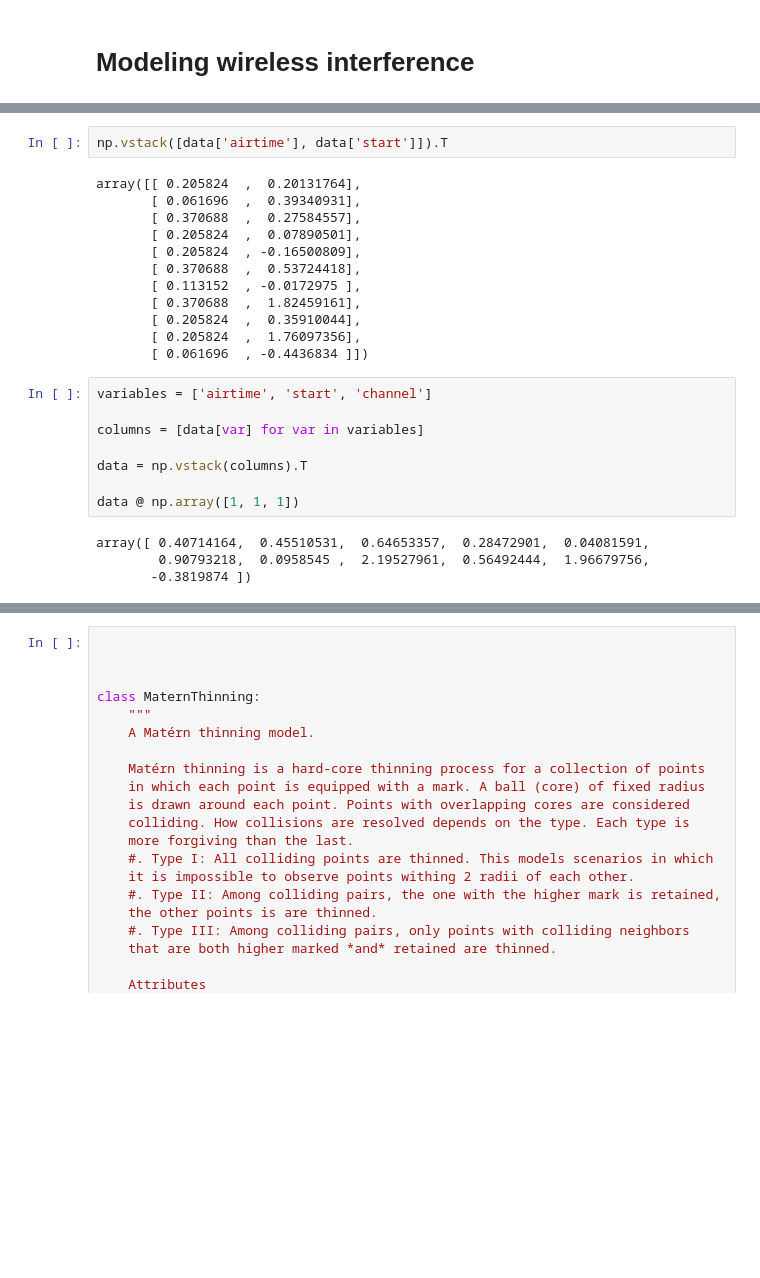
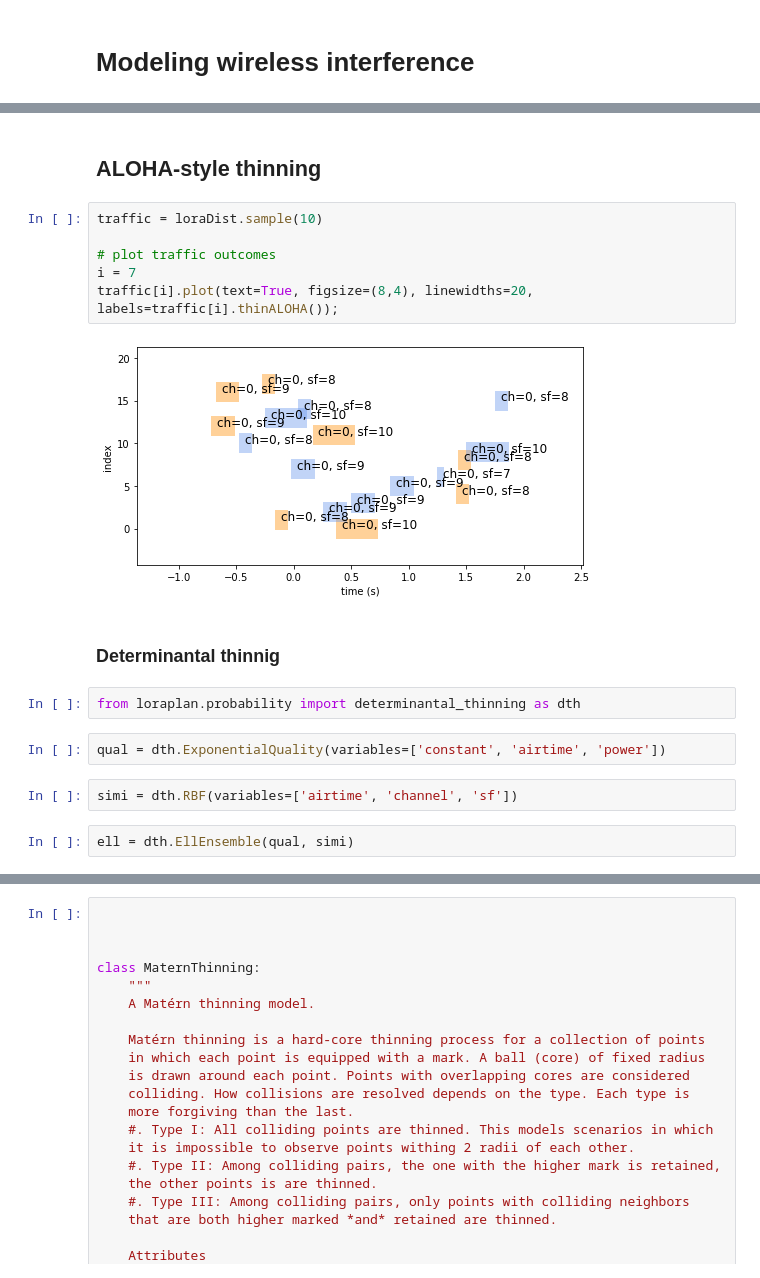
Before and after one commit to seaarts/lora-network-planner, a Jupyter notebook: notebooks/interference-simultion.ipynb, the cells around one changed output, grey strips where cells are left out. Cells and saved outputs as stored; diff of their text form; blank space fills up the shorter version.

```diff
--- a/notebooks/interference-simultion.ipynb
+++ b/notebooks/interference-simultion.ipynb
@@ -196,27 +195,20 @@ traffic[i].plot(text=True, figsize=(8,4), linewidths=20, labels=traffic[i].thinA
-# %%
-np.vstack([data['airtime'], data['start']]).T
-# %% [output]
-array([[ 0.205824  ,  0.20131764],
-       [ 0.061696  ,  0.39340931],
-       [ 0.370688  ,  0.27584557],
-       [ 0.205824  ,  0.07890501],
-       [ 0.205824  , -0.16500809],
-       [ 0.370688  ,  0.53724418],
-       [ 0.113152  , -0.0172975 ],
-       [ 0.370688  ,  1.82459161],
-       [ 0.205824  ,  0.35910044],
-       [ 0.205824  ,  1.76097356],
-       [ 0.061696  , -0.4436834 ]])
-# %%
-variables = ['airtime', 'start', 'channel']
-
-columns = [data[var] for var in variables]
-
-data = np.vstack(columns).T
-
-data @ np.array([1, 1, 1])
+# %% [markdown]
+## ALOHA-style thinning
 # %%
+traffic = loraDist.sample(10)
+
+# plot traffic outcomes
+i = 7
+traffic[i].plot(text=True, figsize=(8,4), linewidths=20, labels=traffic[i].thinALOHA());
 # %% [output]
-array([ 0.40714164,  0.45510531,  0.64653357,  0.28472901,  0.04081591,
-        0.90793218,  0.0958545 ,  2.19527961,  0.56492444,  1.96679756,
-       -0.3819874 ])
+[figure, added]
+# %% [markdown]
+### Determinantal thinnig
+# %%
+from loraplan.probability import determinantal_thinning as dth
+# %%
+qual = dth.ExponentialQuality(variables=['constant', 'airtime', 'power'])
+# %%
+simi = dth.RBF(variables=['airtime', 'channel', 'sf'])
+# %%
+ell = dth.EllEnsemble(qual, simi)
```
Also changed, not shown: parts of 16 cells of this notebook, 2 other files.
